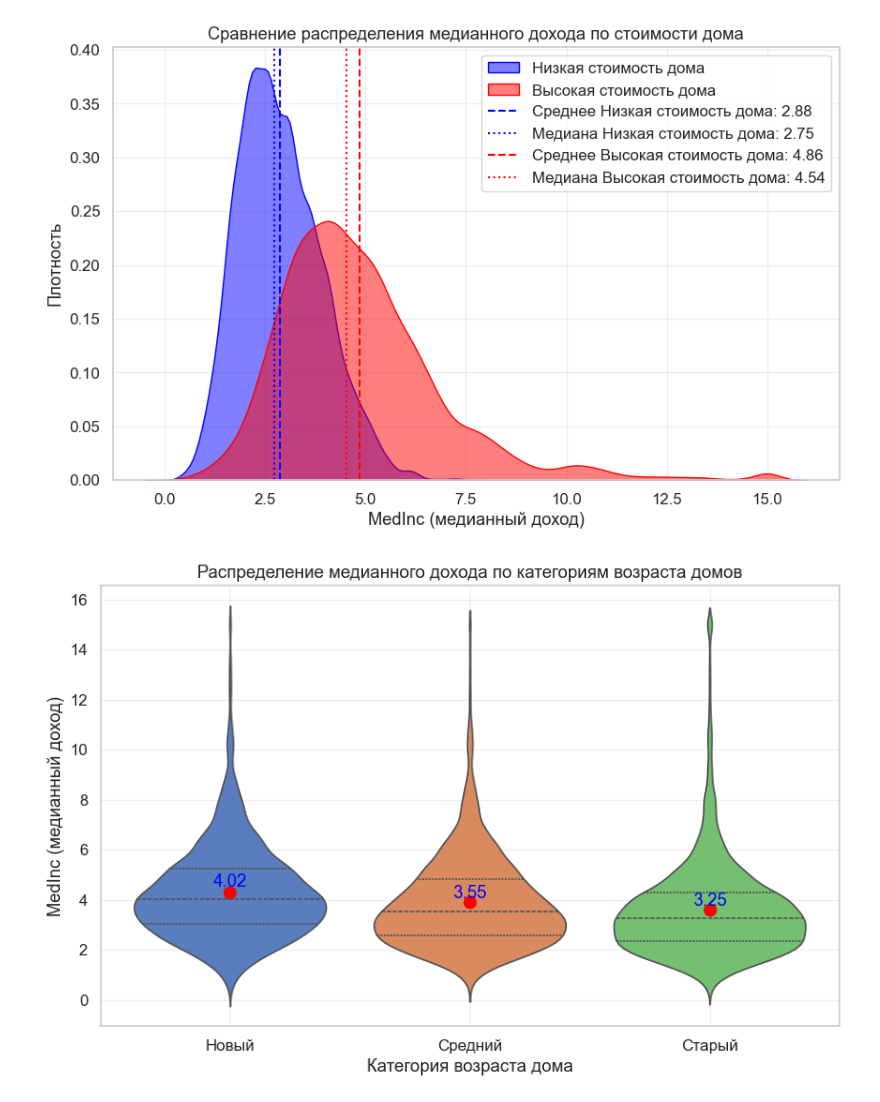
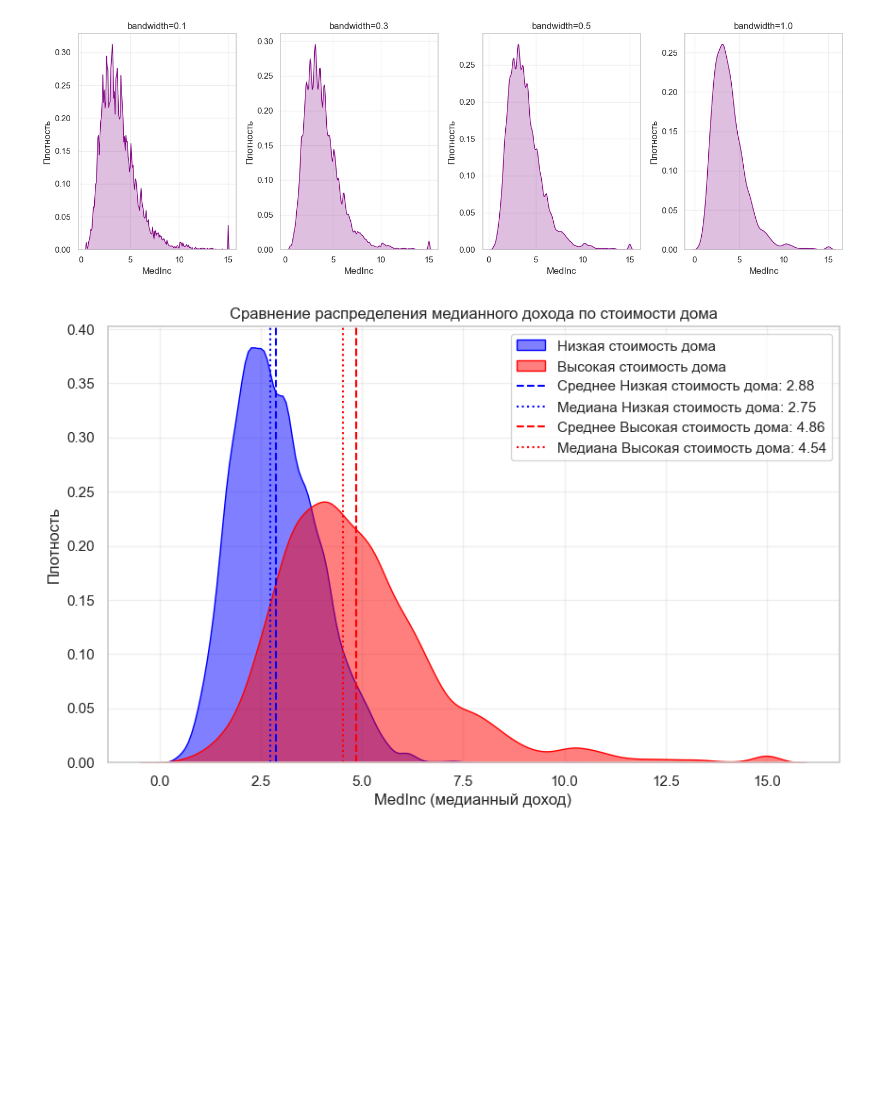
Before and after one commit to atrepalin/Statistics-RSREU, a Jupyter notebook: 1.3.ipynb, the cells around one changed output. Cells and saved outputs as stored; diff of their text form; code cells hidden in the pictures; blank space fills up the shorter version.

```diff
--- a/1.3.ipynb
+++ b/1.3.ipynb
@@ -103,3 +134,19 @@ plt.show()
+# %%
+bandwidths = [0.1, 0.3, 0.5, 1.0]
+
+plt.figure(figsize=(15, 5))
+for i, bw in enumerate(bandwidths, 1):
+    plt.subplot(1, 4, i)
+    sns.kdeplot(housing_data[feature], bw_adjust=bw, color="purple", fill=True)
+    plt.title(f"bandwidth={bw}")
+    plt.xlabel("MedInc")
+    plt.ylabel("Плотность")
+    plt.grid(alpha=0.3)
+
+plt.tight_layout()
+plt.show()
+# %% [output]
+[figure, added]
 # %%
 import warnings
 
@@ -123,60 +170,31 @@ sns.kdeplot(
     color="red",
     fill=True,
     alpha=0.5,
     label="Высокая стоимость дома",
 )
 
-# Добавление статистик
 for data, color, label in zip(
     [low_value, high_value],
     ["blue", "red"],
     ["Низкая стоимость дома", "Высокая стоимость дома"],
 ):
     mean_val = data["MedInc"].mean()
     median_val = data["MedInc"].median()
     plt.axvline(
         mean_val, color=color, linestyle="--", label=f"Среднее {label}: {mean_val:.2f}"
     )
     plt.axvline(
         median_val,
         color=color,
         linestyle=":",
         label=f"Медиана {label}: {median_val:.2f}",
     )
 
 plt.title("Сравнение распределения медианного дохода по стоимости дома")
 plt.xlabel("MedInc (медианный доход)")
 plt.ylabel("Плотность")
 plt.legend()
 plt.grid(alpha=0.3)
 plt.show()
-
-# Категории возраста домов
-bins = [0, 15, 35, housing_data["HouseAge"].max()]
-labels = ["Новый", "Средний", "Старый"]
-housing_data["HouseAgeCat"] = pd.cut(housing_data["HouseAge"], bins=bins, labels=labels)
-
-plt.figure(figsize=(10, 6))
-
-sns.violinplot(
-    x="HouseAgeCat", y="MedInc", data=housing_data, inner="quartile", palette="muted"
-)
-
-# Добавление статистик
-for i, cat in enumerate(labels):
-    subset = housing_data[housing_data["HouseAgeCat"] == cat]["MedInc"]
-    mean_val = subset.mean()
-    median_val = subset.median()
-    plt.scatter(
-        i, mean_val, color="red", s=80, label=f"Среднее {cat}" if i == 0 else ""
-    )
-    plt.text(i, median_val + 0.5, f"{median_val:.2f}", ha="center", color="blue")
-
-plt.title("Распределение медианного дохода по категориям возраста домов")
-plt.xlabel("Категория возраста дома")
-plt.ylabel("MedInc (медианный доход)")
-plt.grid(alpha=0.3)
-plt.show()
 # %% [output]
-[figure, old version]
+[figure, new version]
-[figure, removed]
```
Also changed, not shown: parts of 14 cells of this notebook.
